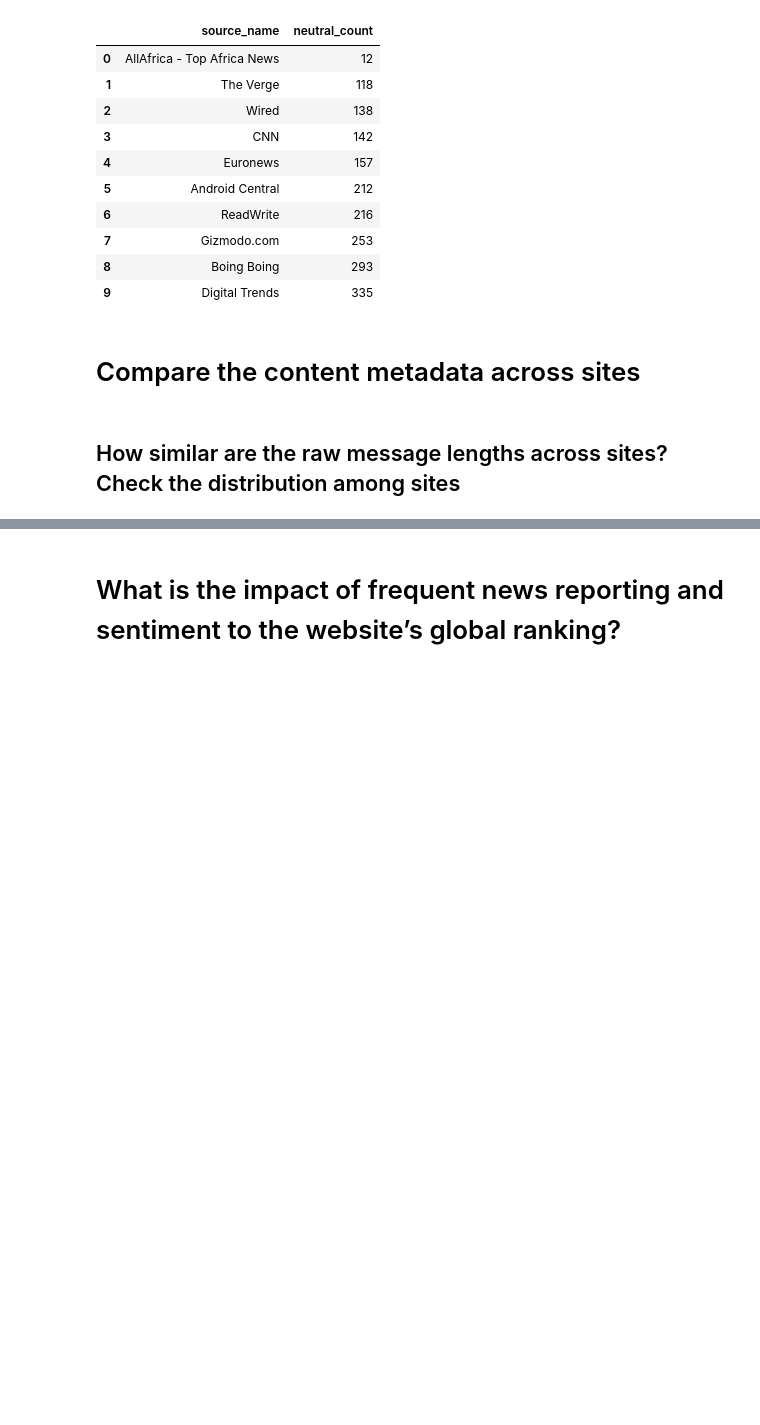
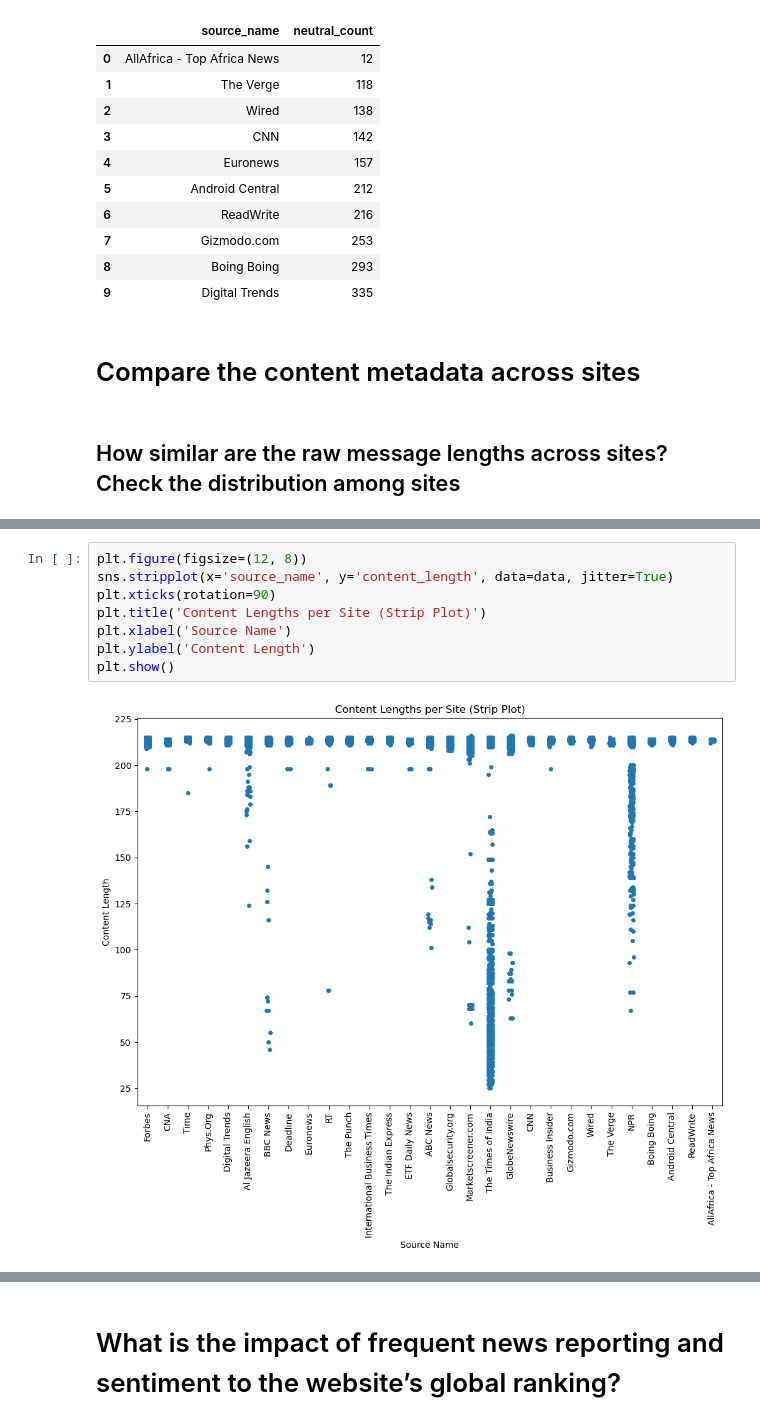
Before and after one commit to mekbibisdone/news_correlation, a Jupyter notebook: notebooks/news_eda.ipynb, the cells around one changed output, grey strips where cells are left out. Drawn from its saved outputs; the diff is of its cells as text; blank space fills up the shorter version.

```diff
--- a/notebooks/news_eda.ipynb
+++ b/notebooks/news_eda.ipynb
@@ -429,4 +427,14 @@ plt.show()
 27                          Time  213.795000   214.0     1.649057   1.284156
 28                         Wired  213.907407   214.0     0.307380   0.554418
 [figure]
+# %%
+plt.figure(figsize=(12, 8))
+sns.stripplot(x='source_name', y='content_length', data=data, jitter=True)
+plt.xticks(rotation=90)
+plt.title('Content Lengths per Site (Strip Plot)')
+plt.xlabel('Source Name')
+plt.ylabel('Content Length')
+plt.show()
+# %% [output]
+[figure, added]
 # %% [markdown]
```
Also changed, not shown: parts of 7 cells of this notebook, 2 other files.
